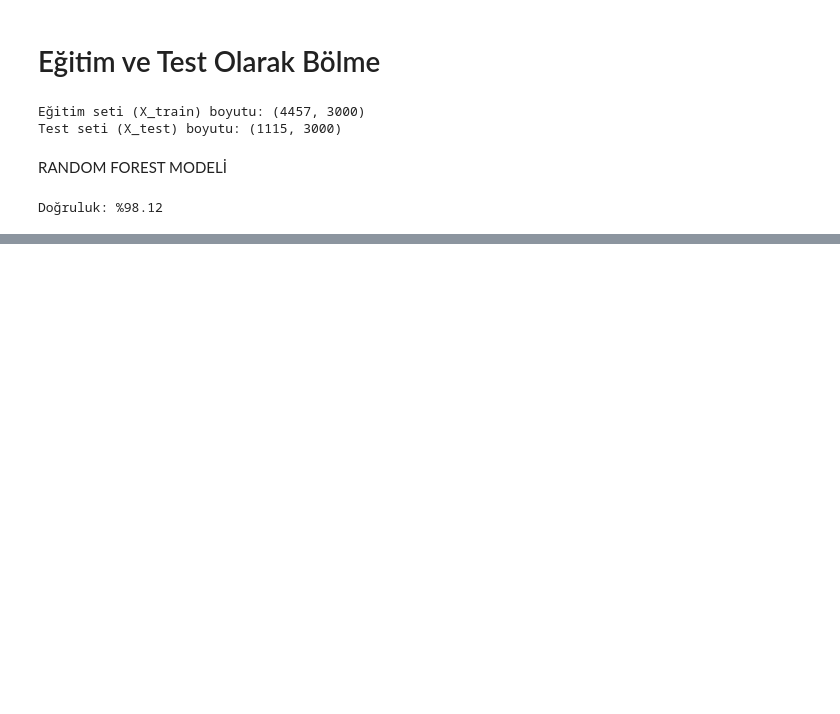
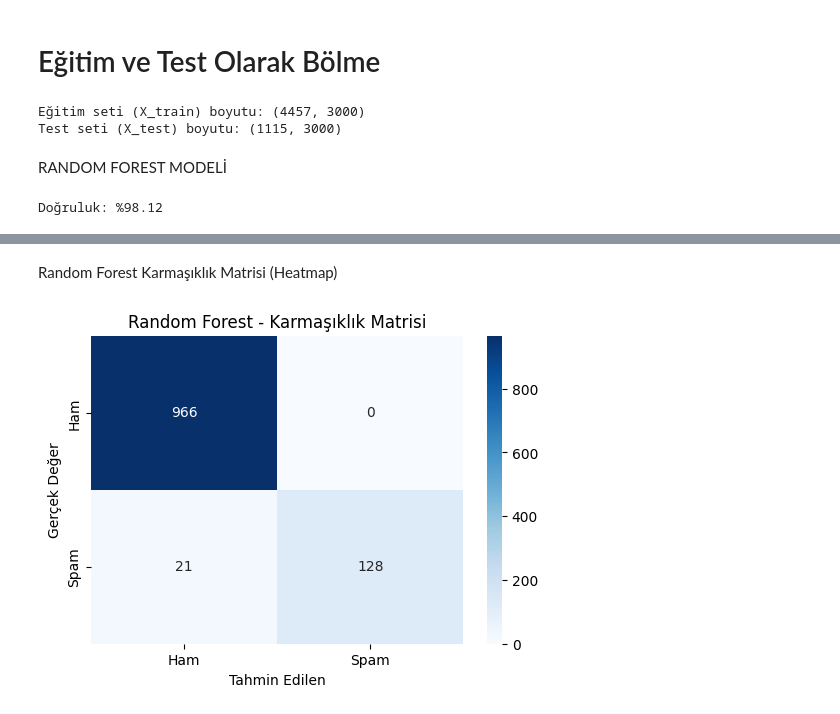
Before and after one commit to zeynepbykn/SMS_Spam_Tespiti_Proje, a Jupyter notebook: SMS_spam_veriBilimi_proje.ipynb, the cells around one changed output, grey strips where cells are left out. Cells and saved outputs as stored; diff of their text form; code cells hidden in the pictures; blank space fills up the shorter version.

```diff
--- a/SMS_spam_veriBilimi_proje.ipynb
+++ b/SMS_spam_veriBilimi_proje.ipynb
@@ -158,0 +240,18 @@ Doğruluk: %98.12
+# %% [markdown]
+Random Forest Karmaşıklık Matrisi (Heatmap)
+# %%
+from sklearn.metrics import confusion_matrix
+import seaborn as sns
+import matplotlib.pyplot as plt
+
+# rf_model ve y_pred_rf isimlerini yukarıdaki kodlarına göre kontrol et
+cm_rf = confusion_matrix(y_test, y_pred_rf)
+
+plt.figure(figsize=(6,4))
+sns.heatmap(cm_rf, annot=True, fmt='d', cmap='Blues', xticklabels=['Ham', 'Spam'], yticklabels=['Ham', 'Spam'])
+plt.xlabel('Tahmin Edilen')
+plt.ylabel('Gerçek Değer')
+plt.title('Random Forest - Karmaşıklık Matrisi')
+plt.show()
+# %% [output]
+[figure, added]
```
Also changed, not shown: parts of 8 cells of this notebook.
